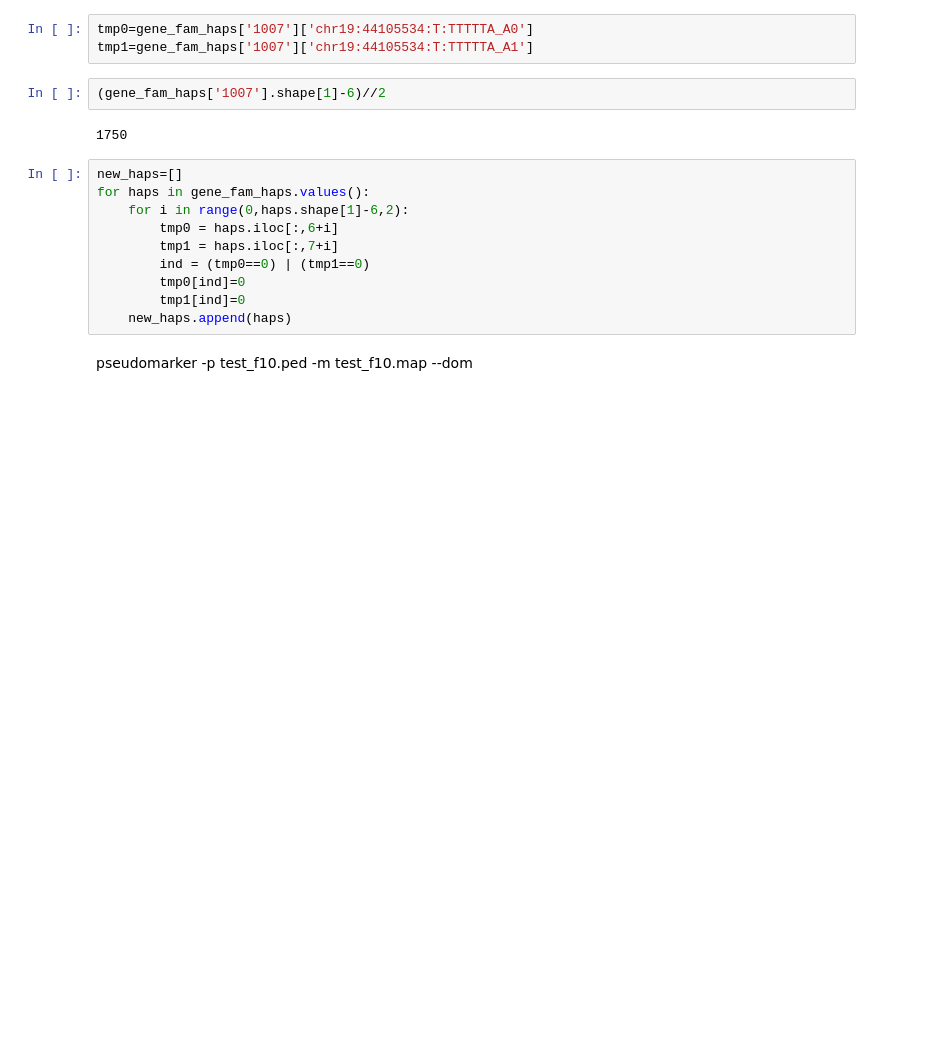
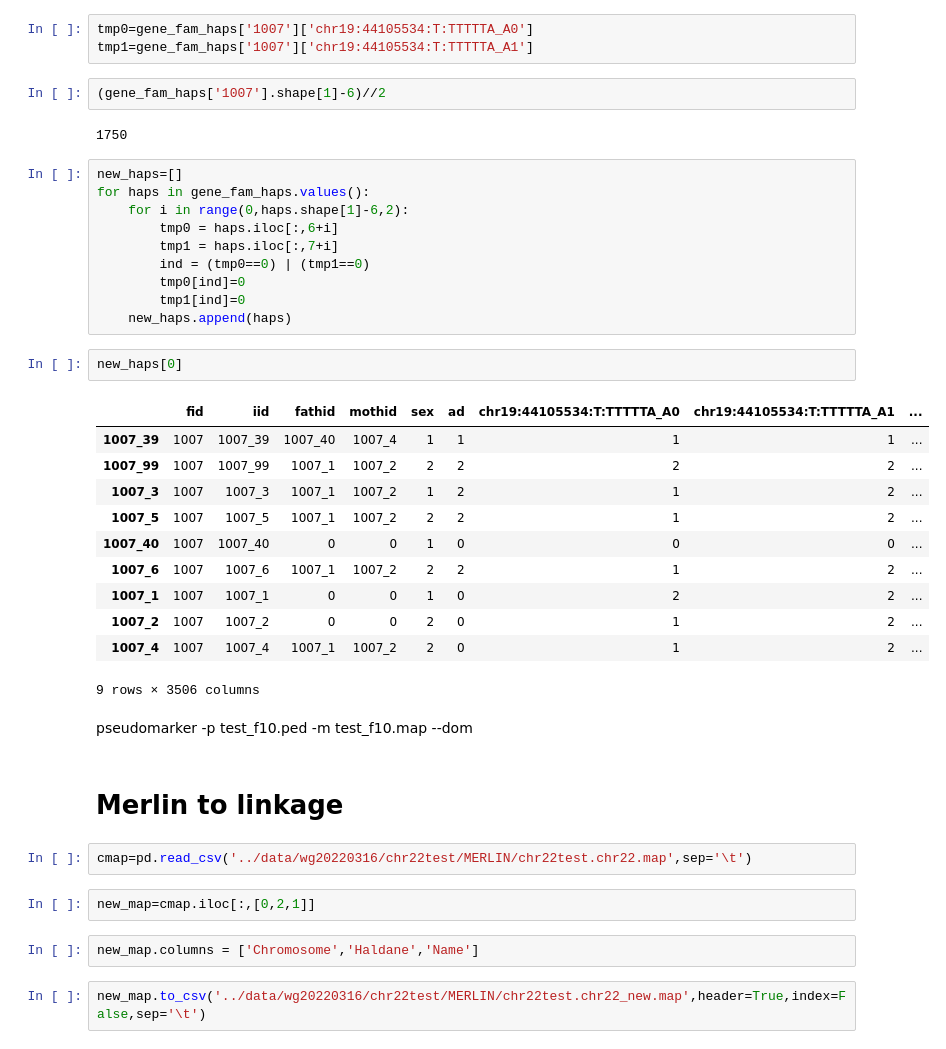
Before and after one commit to gaow/SEQLinkage, a Jupyter notebook: nbs/linkage_analysis.ipynb, the cells around one changed output. Drawn from its saved outputs; the diff is of its cells as text; blank space fills up the shorter version.

```diff
--- a/nbs/linkage_analysis.ipynb
+++ b/nbs/linkage_analysis.ipynb
@@ -531,5 +531,29 @@ for haps in gene_fam_haps.values():
         tmp0[ind]=0
         tmp1[ind]=0
     new_haps.append(haps)
+# %%
+new_haps[0]
+# %% [output]
+|  | fid | iid | fathid | mothid | sex | ad | chr19:44105534:T:TTTTTA_A0 | chr19:44105534:T:TTTTTA_A1 | ... |
+| 1007_39 | 1007 | 1007_39 | 1007_40 | 1007_4 | 1 | 1 | 1 | 1 | ... |
+| 1007_99 | 1007 | 1007_99 | 1007_1 | 1007_2 | 2 | 2 | 2 | 2 | ... |
+| 1007_3 | 1007 | 1007_3 | 1007_1 | 1007_2 | 1 | 2 | 1 | 2 | ... |
+| 1007_5 | 1007 | 1007_5 | 1007_1 | 1007_2 | 2 | 2 | 1 | 2 | ... |
+| 1007_40 | 1007 | 1007_40 | 0 | 0 | 1 | 0 | 0 | 0 | ... |
+| 1007_6 | 1007 | 1007_6 | 1007_1 | 1007_2 | 2 | 2 | 1 | 2 | ... |
+| 1007_1 | 1007 | 1007_1 | 0 | 0 | 1 | 0 | 2 | 2 | ... |
+| 1007_2 | 1007 | 1007_2 | 0 | 0 | 2 | 0 | 1 | 2 | ... |
+| 1007_4 | 1007 | 1007_4 | 1007_1 | 1007_2 | 2 | 0 | 1 | 2 | ... |
+9 rows × 3506 columns
 # %% [markdown]
 pseudomarker -p test_f10.ped -m test_f10.map --dom
+# %% [markdown]
+# Merlin to linkage
+# %%
+cmap=pd.read_csv('../data/wg20220316/chr22test/MERLIN/chr22test.chr22.map',sep='\t')
+# %%
+new_map=cmap.iloc[:,[0,2,1]]
+# %%
+new_map.columns = ['Chromosome','Haldane','Name']
+# %%
+new_map.to_csv('../data/wg20220316/chr22test/MERLIN/chr22test.chr22_new.map',header=True,index=False,sep='\t')
```
Also changed, not shown: parts of 29 cells of this notebook, 1 other file.
